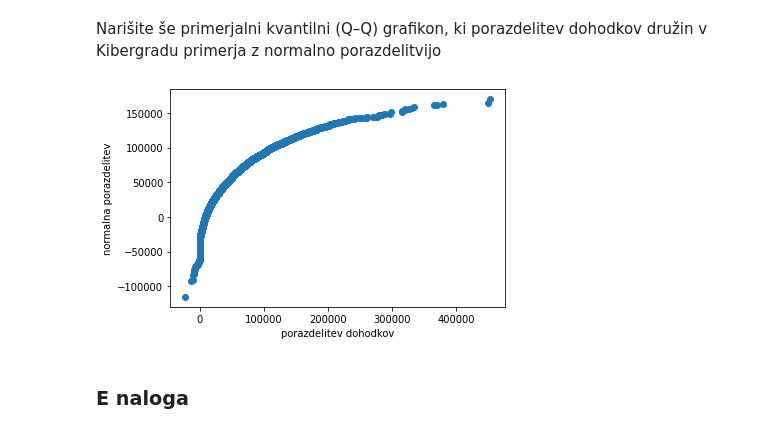
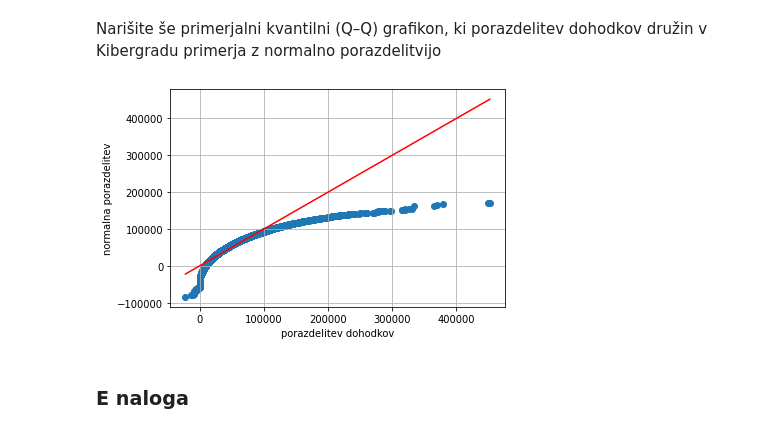
Before and after one commit to gajajamnik/stata_projektna, a Jupyter notebook: Naloga1.ipynb, the cells around one changed output. Cells and saved outputs as stored; diff of their text form; code cells hidden in the pictures.

```diff
--- a/Naloga1.ipynb
+++ b/Naloga1.ipynb
@@ -227,16 +170,17 @@ družin v Kibergradu primerja z normalno porazdelitvijo
 # %%
 podatki_normalne = numpy.random.normal(povprecje,standardni_odklon,43886)
 podatki_normalne.sort()
 
 podatki_dohodkov = Kibergrad_urejen.dohodek
 
 plt.scatter(podatki_dohodkov,podatki_normalne)
-#plt.plot([min(podatki_dohodkov),max(podatki_dohodkov)],[min(podatki_dohodkov),max(podatki_dohodkov)],color="red")
+plt.plot([min(podatki_dohodkov),max(podatki_dohodkov)],[min(podatki_dohodkov),max(podatki_dohodkov)],color="red")
 plt.xlabel("porazdelitev dohodkov")
 plt.ylabel("normalna porazdelitev")
+plt.grid()
 plt.show()
 # %% [output]
-[figure, old version]
+[figure, new version]
 # %% [markdown]
 ### E naloga
 # %% [markdown]
```
Also changed, not shown: parts of 41 cells of this notebook, 25 other files.
